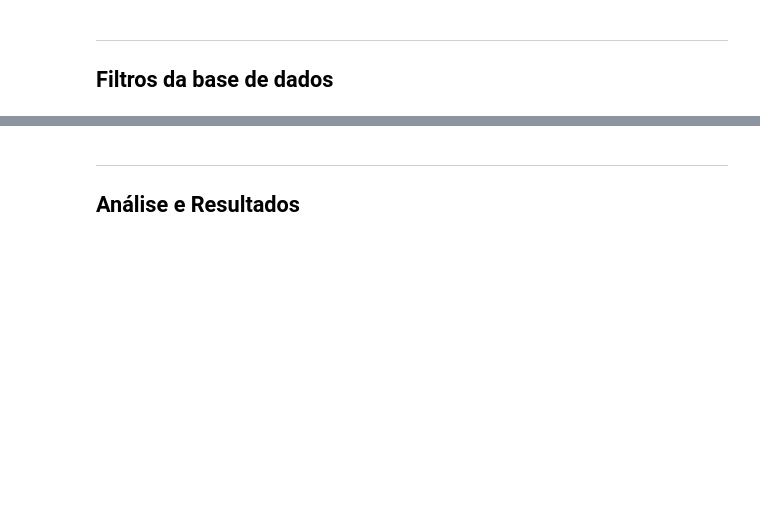
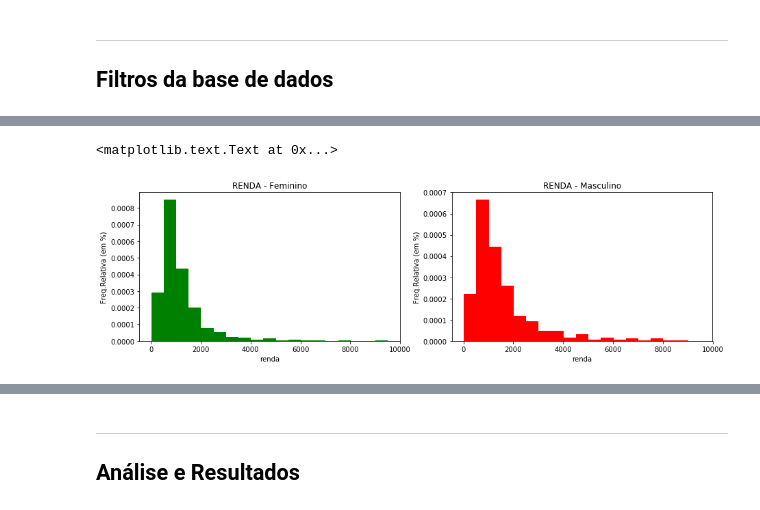
Before and after one commit to HeMatita/YesWeCan, a Jupyter notebook: Projeto1 Layout.ipynb, the cells around one changed output, grey strips where cells are left out. Cells and saved outputs as stored; diff of their text form; code cells hidden in the pictures; blank space fills up the shorter version.

```diff
--- a/Projeto1 Layout.ipynb
+++ b/Projeto1 Layout.ipynb
@@ -91,0 +65,4 @@ ct
+# %%
+#Retirando os dados desconhecidos, para uma melhor análise, é necessário comparar tanto a escolaridade quanto a renda, ou seja é de extrema importância ambos dados
+df3=df2.dropna(subset=['UF','V0302',"V6003",'V9532','V8005'])
+df3.head()
@@ -91,0 +98,34 @@ ct
+# %%
+filtrado=df3.loc[:,['Região','V0302',"Escolaridade2",'V9532','V8005']]
+# %%
+#Nomeando Colunas
+nomeado= filtrado.rename(columns={'V0302': 'Sexo', 'Escolaridade2': 'Escolaridade','V9532':'Renda','V8005':'Idade'})
+# %%
+#Retirando outliers da coluna "Renda" por conta de valores muito altos
+out=nomeado[abs(nomeado.Renda-nomeado.Renda.mean())<=(3*nomeado.Renda.std())]
+bra = out['Renda']
+# %%
+#Gráficos de Renda
+#Definindo Faixa de saltos
+faixa = arange(15,10000,500)
+
+#Tamanho dos Gráficos
+fig = plt.figure(figsize=(15, 4))
+
+#Feminino
+plt.subplot(121)
+renda_fem = pd.cut(out.Renda[out.Sexo=='Feminino'], bins=faixa, right=False)
+plot = out.Renda[out.Sexo=='Feminino'].plot.hist(bins=faixa,title='RENDA - Feminino',normed=1,color=('g'))
+
+plt.ylabel('Freq.Relativa (em %)')
+plt.xlabel('renda')
+
+#Masculino
+plt.subplot(122)
+renda_masc = pd.cut(out.Renda[out.Sexo=='Masculino'], bins=faixa, right=False)
+plot2 = out.Renda[out.Sexo=='Masculino'].plot.hist(bins=faixa,normed=1,title='RENDA - Masculino',color=('r'))
+plt.ylabel('Freq.Relativa (em %)')
+plt.xlabel('renda')
+# %% [output]
+<matplotlib.text.Text at 0x...>
+[figure, added]
```
Also changed, not shown: parts of 18 cells of this notebook.
